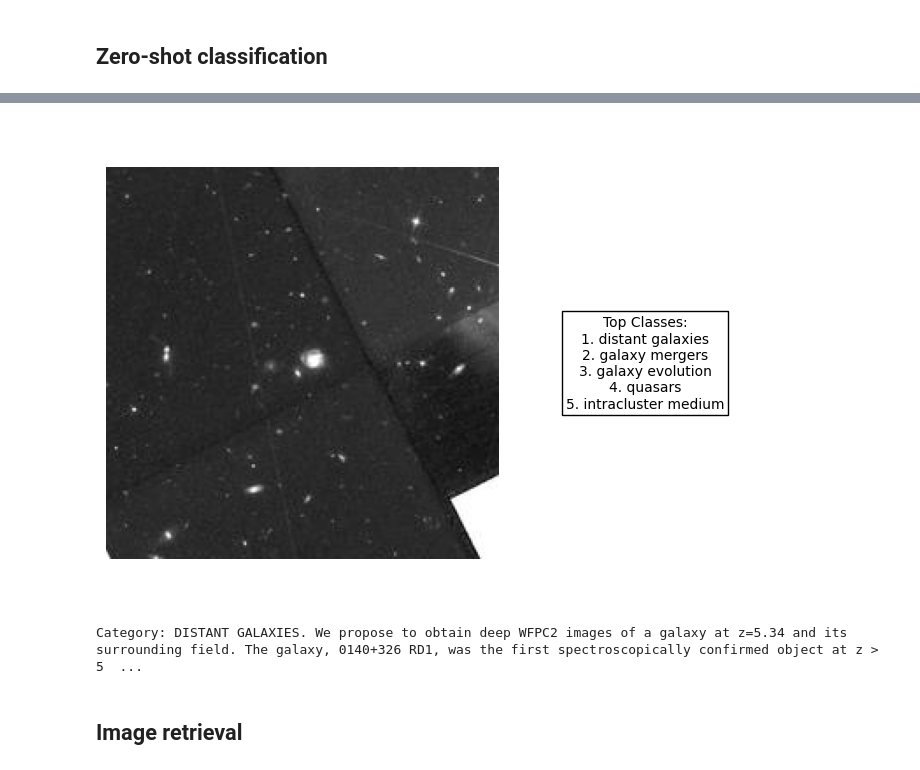
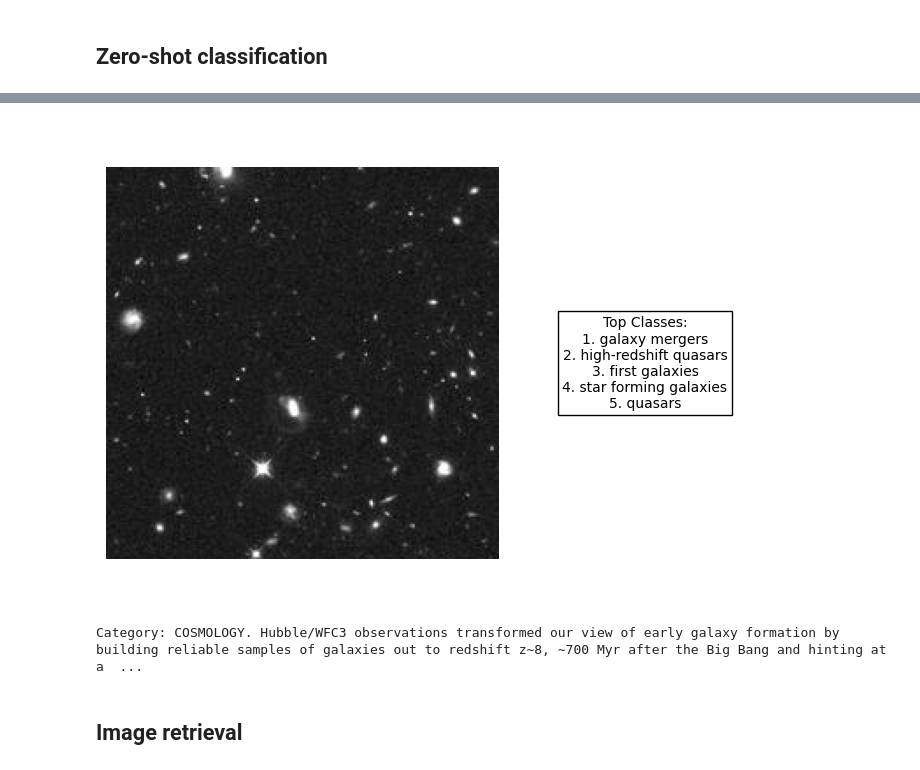
Before and after one commit to smsharma/PAPERCLIP-Hubble, a Jupyter notebook: notebooks/eval.ipynb, the cells around one changed output, grey strips where cells are left out. Saved outputs shown, nothing was run; the diff lists cells and outputs as text; code cells hidden in the pictures.

```diff
--- a/notebooks/eval.ipynb
+++ b/notebooks/eval.ipynb
@@ -116,17 +125,17 @@ Category: YOUNG STARS AND CIRCUMSTELLAR MATERIAL. STIS provides us with a unique
-# %%
-idx = 17
-
-image_feat = model.get_image_features(inputs_images['pixel_values'][idx:idx + 1], params=restored_state.params);
-text_feat = model.get_text_features(**claude_science_cat_inputs, params=restored_state.params)
-
-cats = [claude_science_cat[i] for i in np.argsort((text_feat @ image_feat.T)[:, 0])[::-1]][:5]
-
-display_content(images[idx], captions[idx], cats)
-
-print(captions[idx])
-# %% [output]
-[figure, removed]
-Category: DISTANT GALAXIES. We propose to obtain deep WFPC2 images of a galaxy at z=5.34 and its surrounding field. The galaxy, 0140+326 RD1, was the first spectroscopically confirmed object at z > 5  ...
+# %%
+idx = 16
+
+image_feat = model.get_image_features(inputs_images['pixel_values'][idx:idx + 1], params=restored_state.params);
+text_feat = model.get_text_features(**claude_science_cat_inputs, params=restored_state.params)
+
+cats = [claude_science_cat[i] for i in np.argsort((text_feat @ image_feat.T)[:, 0])[::-1]][:5]
+
+display_content(images[idx], captions[idx], cats)
+
+print(captions[idx])
+# %% [output]
+[figure, added]
+Category: COSMOLOGY. Hubble/WFC3 observations transformed our view of early galaxy formation by building reliable samples of galaxies out to redshift z~8, ~700 Myr after the Big Bang and hinting at a  ...
 # %% [markdown]
 ## Image retrieval
 # %%
```
Also changed, not shown: parts of 10 cells of this notebook, 1 other file.
